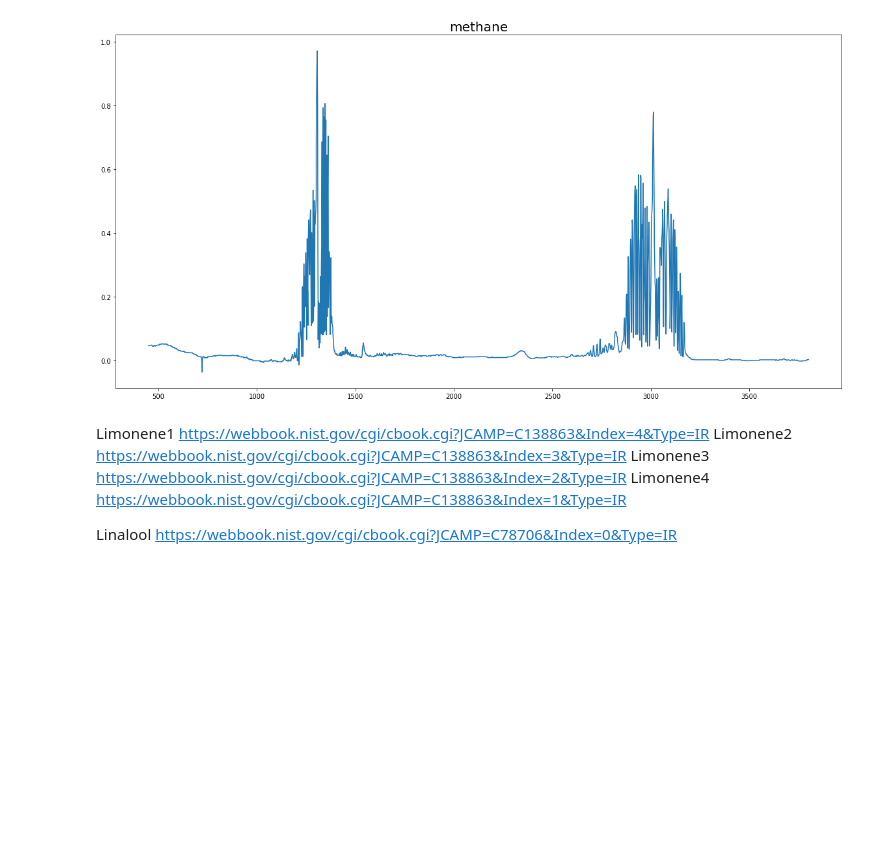
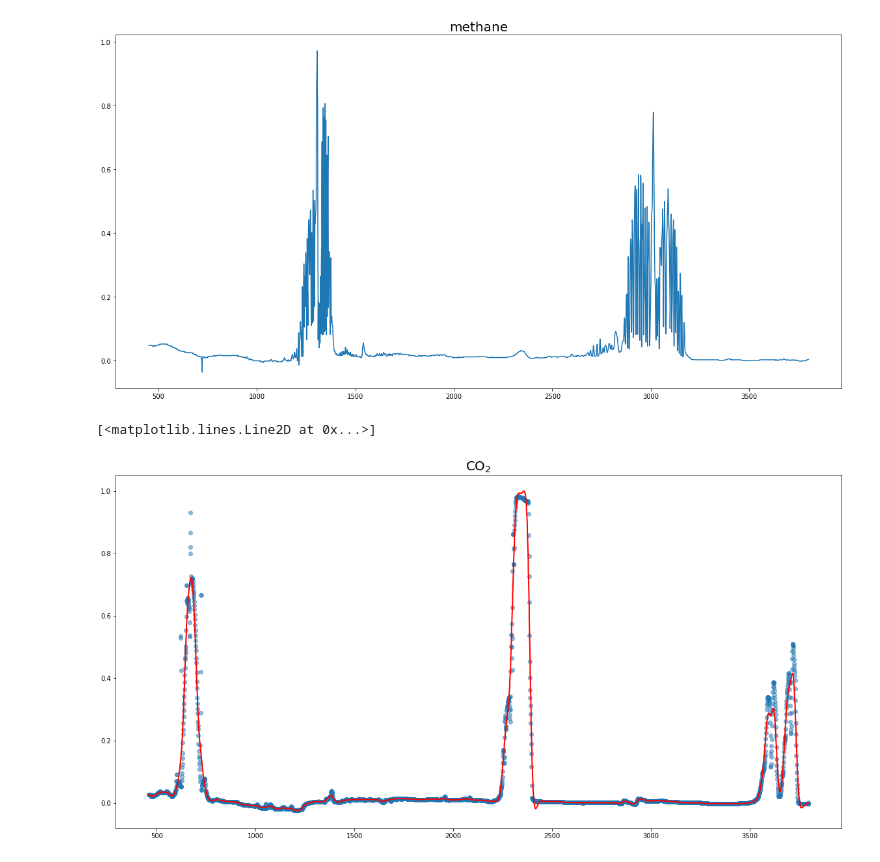
Before and after one commit to raman-noodles/Raman-noodles, a Jupyter notebook: Explore_Dev/Raman_dev.ipynb, the cells around one changed output. Saved outputs shown, nothing was run; the diff lists cells and outputs as text; code cells hidden in the pictures; blank space fills up the shorter version.

Commit message:
more exploration with peak detection and curve smoothing

```diff
--- a/Explore_Dev/Raman_dev.ipynb
+++ b/Explore_Dev/Raman_dev.ipynb
@@ -90,10 +92,21 @@ plt.title('methane', fontsize=20)
 # %% [output]
 Text(0.5, 1.0, 'methane')
 [figure]
-# %% [markdown]
-Limonene1 https://webbook.nist.gov/cgi/cbook.cgi?JCAMP=C138863&Index=4&Type=IR
-Limonene2 https://webbook.nist.gov/cgi/cbook.cgi?JCAMP=C138863&Index=3&Type=IR
-Limonene3 https://webbook.nist.gov/cgi/cbook.cgi?JCAMP=C138863&Index=2&Type=IR
-Limonene4 https://webbook.nist.gov/cgi/cbook.cgi?JCAMP=C138863&Index=1&Type=IR
-
-Linalool https://webbook.nist.gov/cgi/cbook.cgi?JCAMP=C78706&Index=0&Type=IR
+# %%
+# import CO2 .jdx
+CO2_data = jcamp.JCAMP_reader('124-38-9-IR.jdx')
+# %%
+y_abs = 1 - CO2_data['y']
+CO2_data['yunits'] = 'ABSORBANCE'
+CO2_data['y'] = y_abs
+# %%
+plt.figure(figsize=(20,10))
+plt.scatter(CO2_data['x'], CO2_data['y'], alpha=0.5)
+plt.title('CO$_{2}$', fontsize=20)
+
+# rampy smoothing
+y_smo = rp.smooth(CO2_data['x'], CO2_data['y'], method='whittaker', Lambda=5000)
+plt.plot(CO2_data['x'], y_smo, color='red', linewidth=2)
+# %% [output]
+[<matplotlib.lines.Line2D at 0x...>]
+[figure, added]
```
Also changed, not shown: parts of 6 cells of this notebook.
